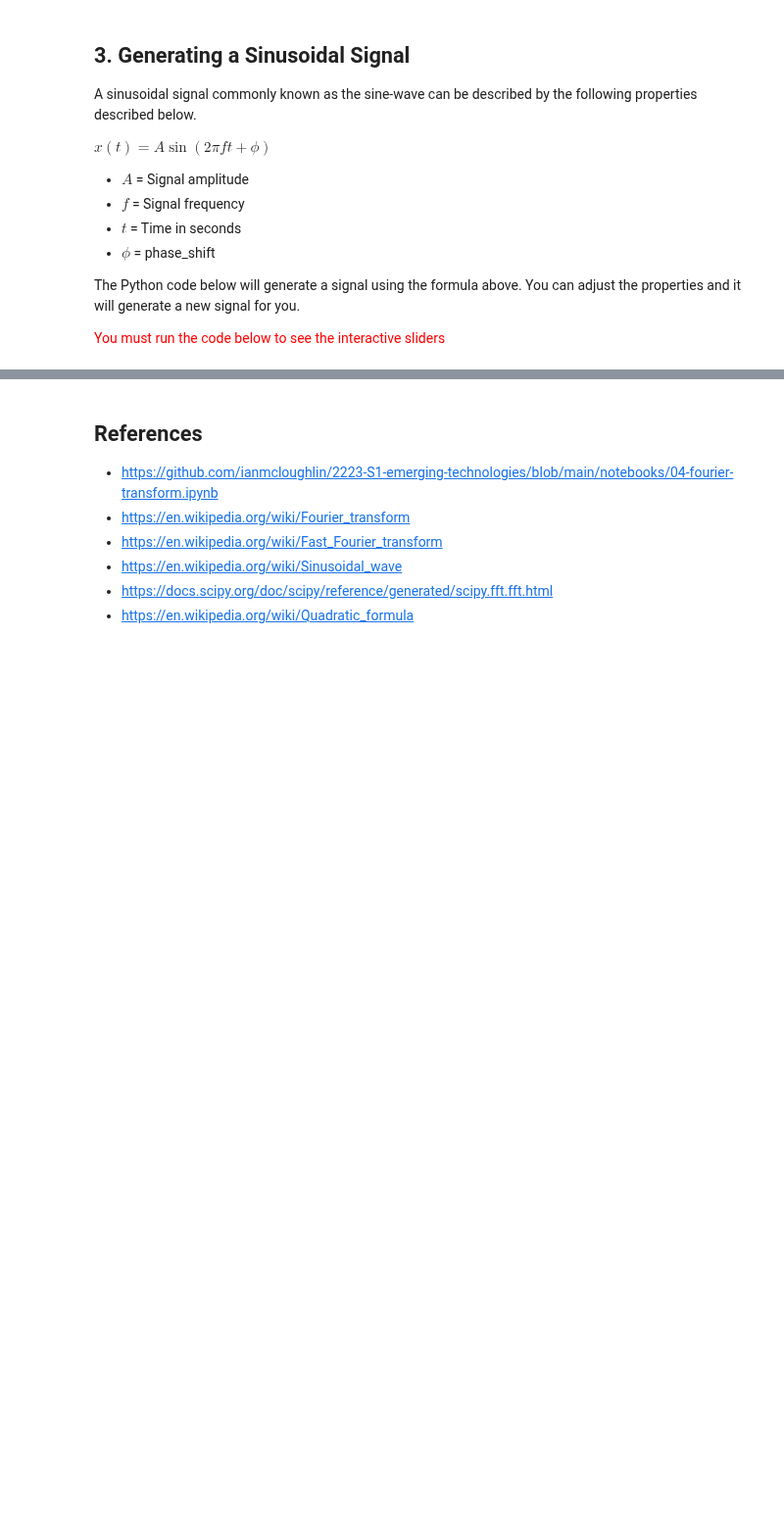
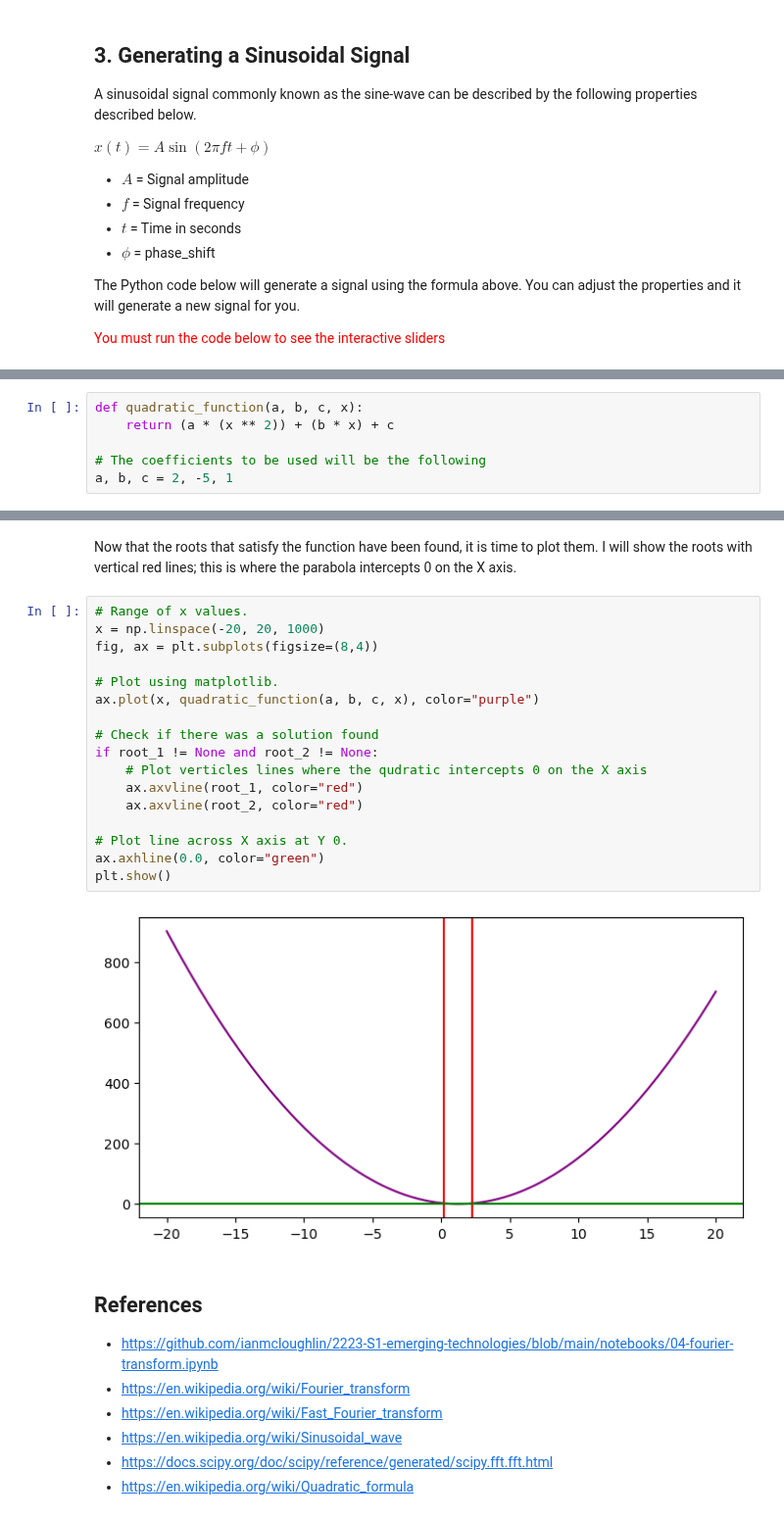
Before and after one commit to G00378925/emerging-technologies, a Jupyter notebook: notebooks/04-fourier-transform.ipynb, the cells around one changed output, grey strips where cells are left out. Shown at 98% size. Cells and saved outputs as stored; diff of their text form; blank space fills up the shorter version.

```diff
--- a/notebooks/04-fourier-transform.ipynb
+++ b/notebooks/04-fourier-transform.ipynb
@@ -218,0 +220,6 @@ $
+# %%
+def quadratic_function(a, b, c, x):
+    return (a * (x ** 2)) + (b * x) + c
+
+# The coefficients to be used will be the following
+a, b, c = 2, -5, 1
@@ -219,3 +256,24 @@ $
+# %% [markdown]
+Now that the roots that satisfy the function have been found, it is time to plot them. I will show the roots with vertical red lines; this is where the parabola intercepts 0 on the X axis.
+# %%
+# Range of x values.
+x = np.linspace(-20, 20, 1000)
+fig, ax = plt.subplots(figsize=(8,4))
+
+# Plot using matplotlib.
+ax.plot(x, quadratic_function(a, b, c, x), color="purple")
+
+# Check if there was a solution found
+if root_1 != None and root_2 != None:
+    # Plot verticles lines where the qudratic intercepts 0 on the X axis
+    ax.axvline(root_1, color="red")
+    ax.axvline(root_2, color="red")
+
+# Plot line across X axis at Y 0.
+ax.axhline(0.0, color="green")
+plt.show()
+# %% [output]
+[figure, added]
 # %% [markdown]
 ## References
 
```
Also changed, not shown: parts of 17 cells of this notebook.
